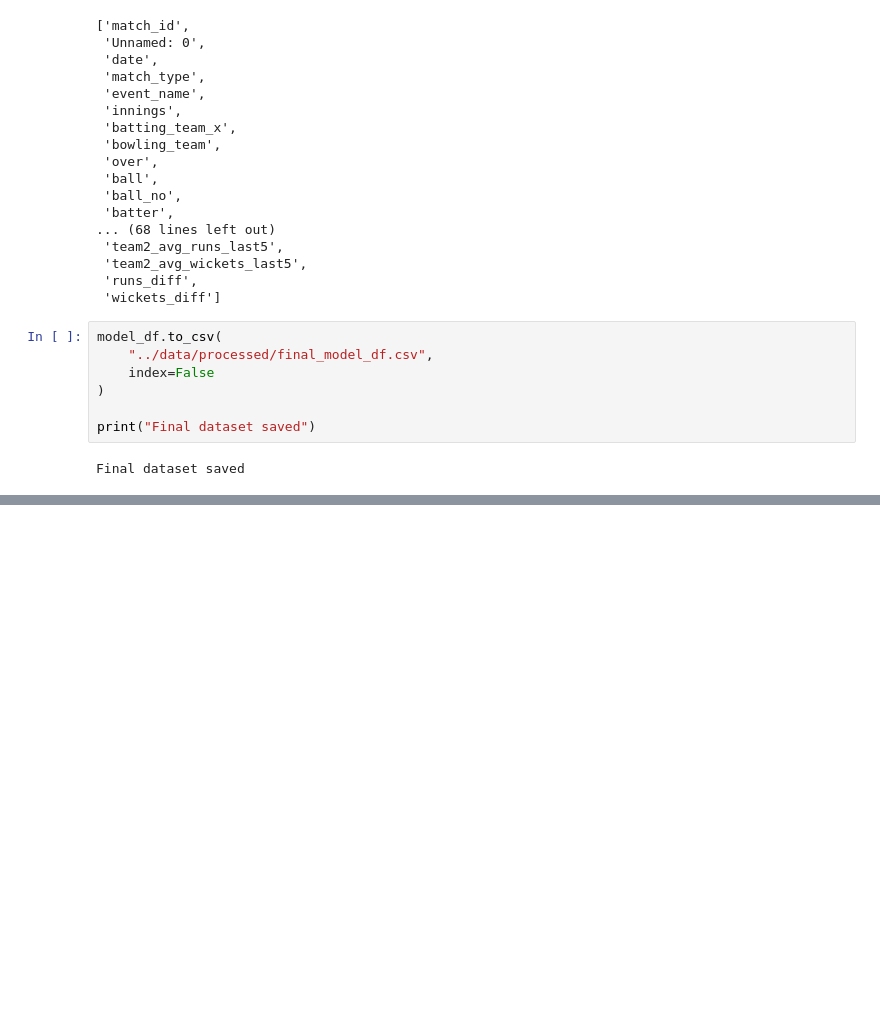
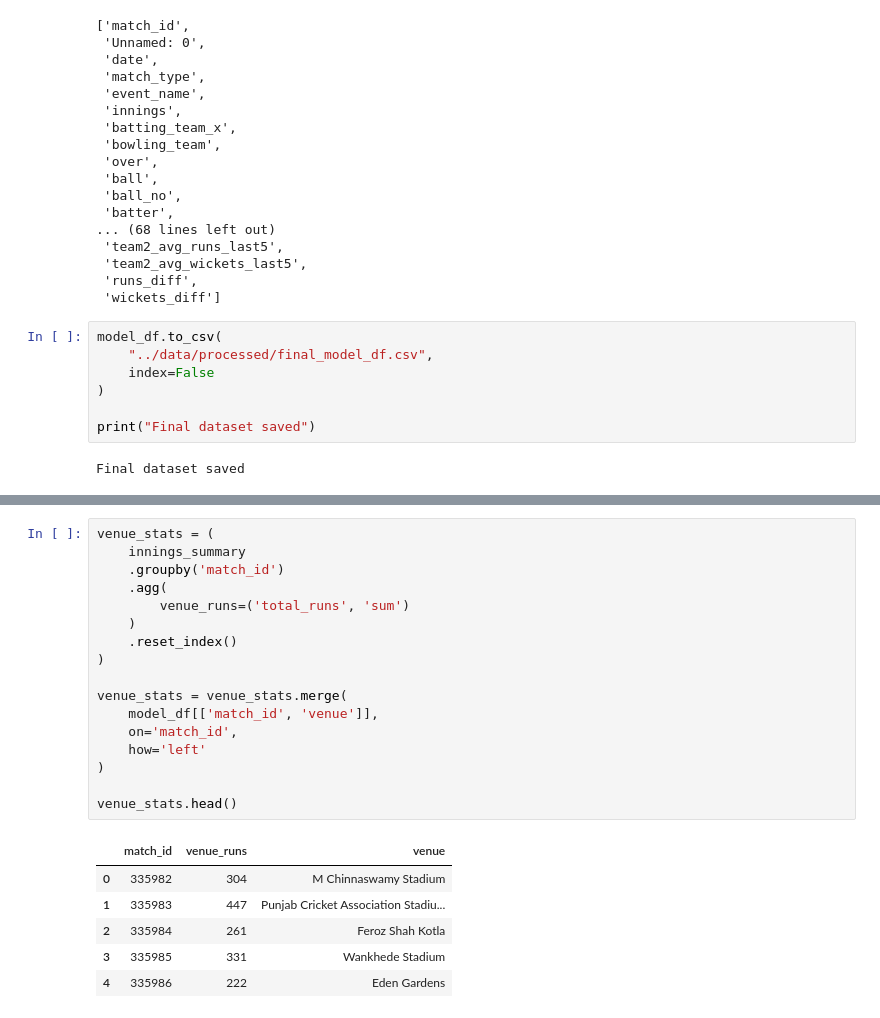
Before and after one commit to omxmishra/cricpredict-ipl-2026, a Jupyter notebook: notebooks/02_feature_engineering.ipynb, the cells around one changed output, grey strips where cells are left out. Cells and saved outputs as stored; diff of their text form; blank space fills up the shorter version.

```diff
--- a/notebooks/02_feature_engineering.ipynb
+++ b/notebooks/02_feature_engineering.ipynb
@@ -1350,0 +1446,24 @@ Final dataset saved
+# %%
+venue_stats = (
+    innings_summary
+    .groupby('match_id')
+    .agg(
+        venue_runs=('total_runs', 'sum')
+    )
+    .reset_index()
+)
+
+venue_stats = venue_stats.merge(
+    model_df[['match_id', 'venue']],
+    on='match_id',
+    how='left'
+)
+
+venue_stats.head()
+# %% [output]
+|  | match_id | venue_runs | venue |
+| 0 | 335982 | 304 | M Chinnaswamy Stadium |
+| 1 | 335983 | 447 | Punjab Cricket Association Stadiu... |
+| 2 | 335984 | 261 | Feroz Shah Kotla |
+| 3 | 335985 | 331 | Wankhede Stadium |
+| 4 | 335986 | 222 | Eden Gardens |
```
Also changed, not shown: parts of 9 cells of this notebook.
